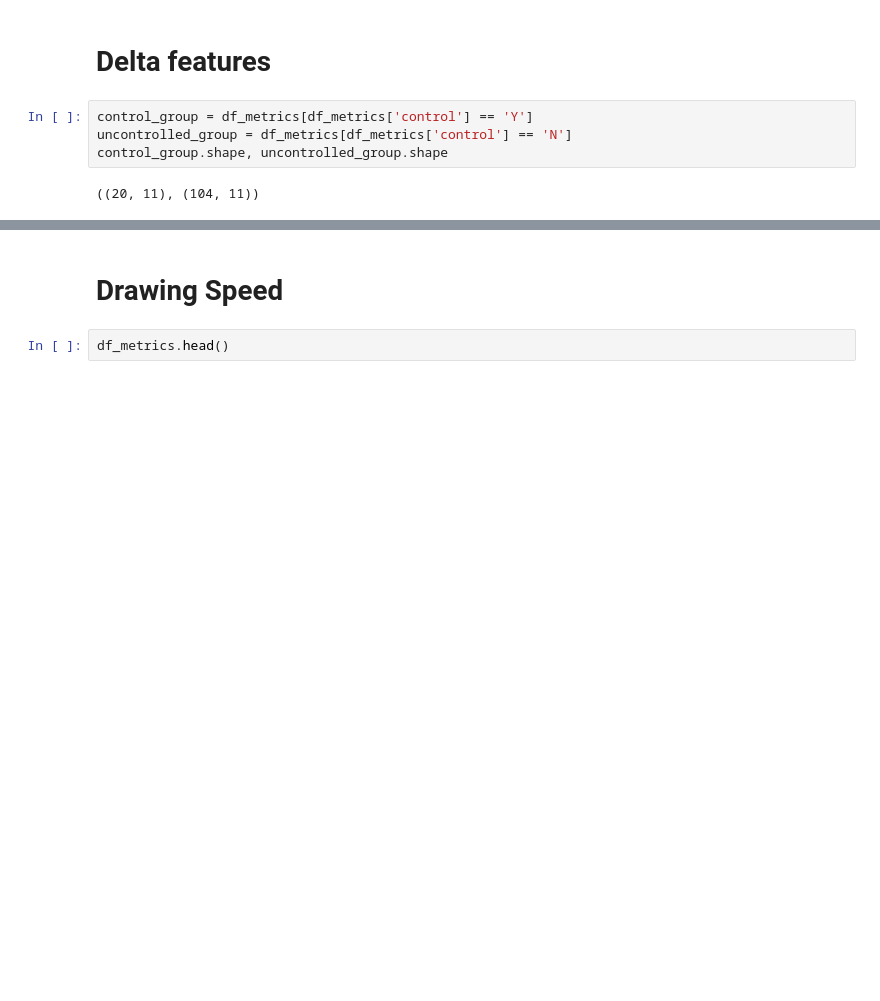
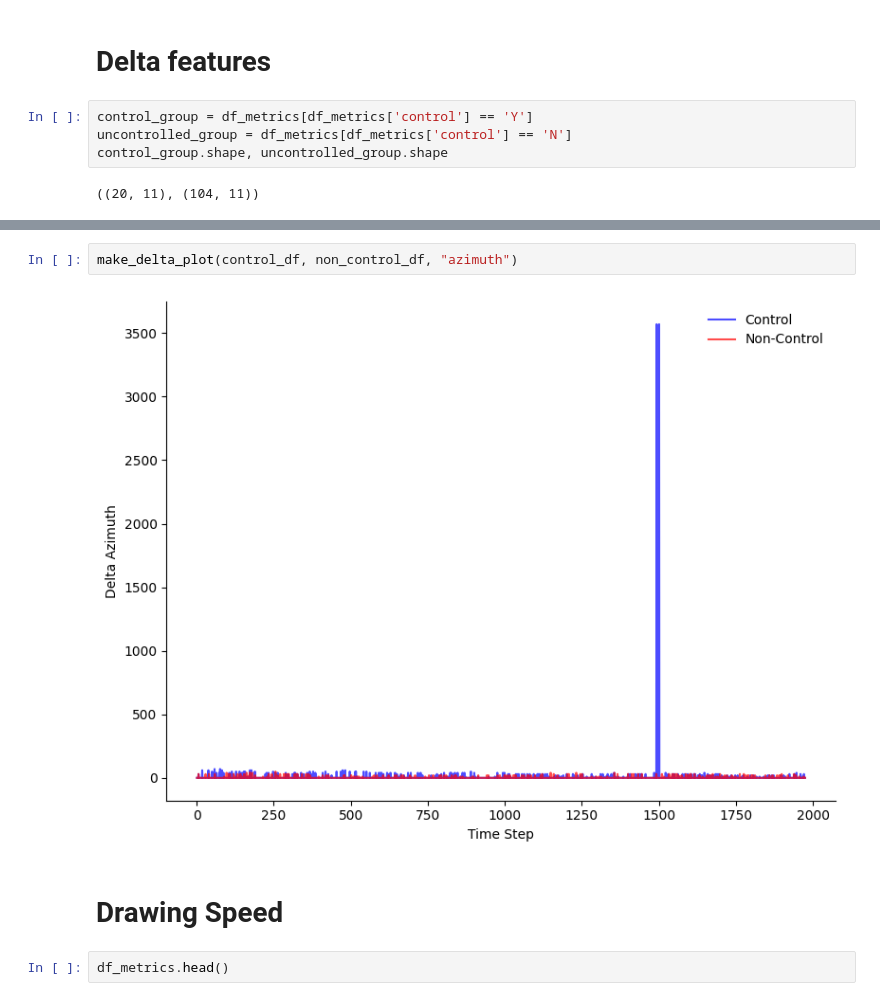
Before and after one commit to JWL16038/DATA471-Individual-Project, a Jupyter notebook: notebooks/Spirals_EDA.ipynb, the cells around one changed output, grey strips where cells are left out. Saved outputs shown, nothing was run; the diff lists cells and outputs as text; blank space fills up the shorter version.

```diff
--- a/notebooks/Spirals_EDA.ipynb
+++ b/notebooks/Spirals_EDA.ipynb
@@ -417,3 +408,7 @@ plot_delta_pressure(non_control_df)
+# %%
+make_delta_plot(control_df, non_control_df, "azimuth")
+# %% [output]
+[figure, added]
 # %% [markdown]
 # Drawing Speed
 # %%
```
Also changed, not shown: parts of 18 cells of this notebook.
